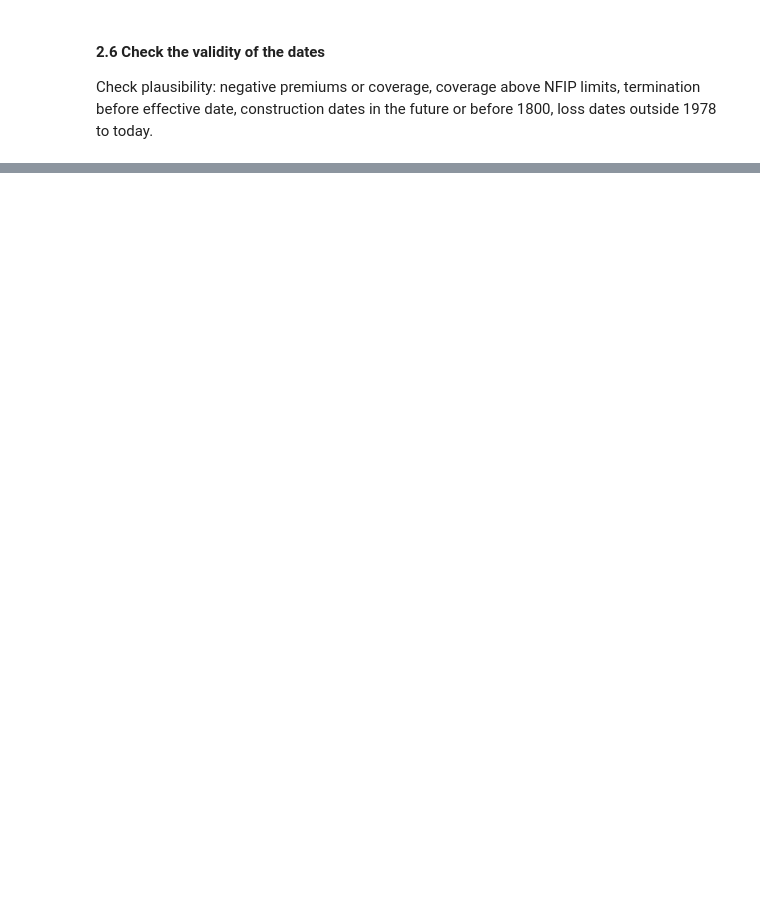
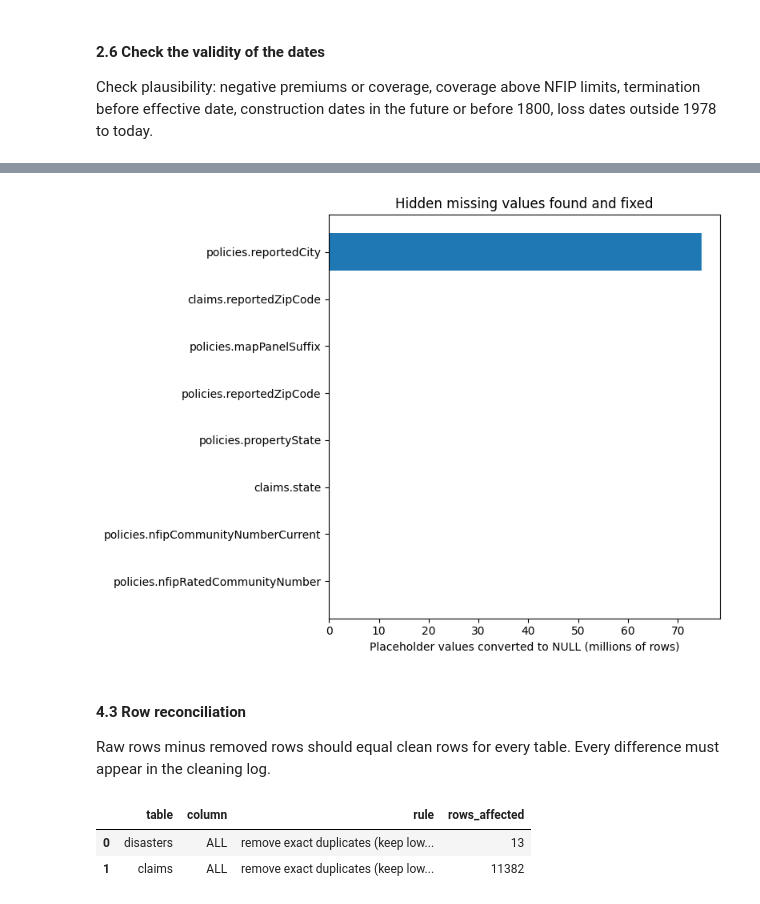
Before and after one commit to jmsebastiancarino/Probabilistic-Model-for-Non-Life-Insurance-Flood-Risk, a Jupyter notebook: notebooks/02_data_cleaning.ipynb, the cells around one changed output, grey strips where cells are left out. Drawn from its saved outputs; the diff is of its cells as text; code cells hidden in the pictures; blank space fills up the shorter version.

```diff
--- a/notebooks/02_data_cleaning.ipynb
+++ b/notebooks/02_data_cleaning.ipynb
@@ -135 +112,4 @@ def log_rule(table, column, rule, reason, rows_affected):
+# %%
+# Create the cleaning log: one entry for every rule applied to the data (see src/dq.py)
+log = CleaningLog()
 # %%
@@ -656,0 +2652,29 @@ Save everything into one dq_audit_raw table: a row per column with % missing, %
+# %%
+# Step 4.2a Raw vs clean, one row per column
+cols = ["table", "column", "null_n", "placeholder_n", "true_missing_pct", "invalid_n"]
+before_after = (dq_audit_raw[cols]
+                .merge(dq_audit_clean[cols], on=["table", "column"], how="outer",
+                       suffixes=("_raw", "_clean"), indicator=True))
+
+before_after["status"] = before_after["_merge"].map({
+    "both": "kept", "left_only": "dropped", "right_only": "new (derived)"})
+before_after = before_after.drop(columns="_merge")
+
+# What happened to each kept column (NaN = not checked = 0)
+def outcome(r):
+    if r["status"] != "kept":
+        return r["status"]
+    n = lambda key: 0 if pd.isna(r[key]) else r[key]
+    ph_raw, ph_clean = n("placeholder_n_raw"), n("placeholder_n_clean")
+    inv_raw, inv_clean = n("invalid_n_raw"), n("invalid_n_clean")
+    notes = []
+    if ph_raw > 0 and ph_clean == 0:
+        notes.append("placeholders -> NULL")
+    if inv_raw > 0 and inv_clean == 0:
+        notes.append("invalid codes -> NULL")
+    if ph_clean > 0 or inv_clean > 0:
+        notes.append("CHECK: issue remains")
+    return "; ".join(notes) or "unchanged"
+
+before_after["outcome"] = before_after.apply(outcome, axis=1)
+before_after["outcome"].value_counts()
@@ -656,0 +2731,15 @@ Save everything into one dq_audit_raw table: a row per column with % missing, %
+# %%
+# Step 4.2e Hidden missing values made visible: top 15 columns
+top = (before_after[before_after["placeholder_n_raw"] > 0]
+       .nlargest(15, "placeholder_n_raw")
+       .assign(label=lambda d: d["table"].str.replace("raw_", "") + "." + d["column"]))
+
+fig, ax = plt.subplots(figsize=(8, 6))
+ax.barh(top["label"], top["placeholder_n_raw"] / 1e6)
+ax.set_xlabel("Placeholder values converted to NULL (millions of rows)")
+ax.set_title("Hidden missing values found and fixed")
+ax.invert_yaxis()
+plt.tight_layout()
+plt.savefig(REPORTS / "fig_placeholders_fixed.png", dpi=150)
+# %% [output]
+[figure, added]
@@ -656,0 +2750,15 @@ Save everything into one dq_audit_raw table: a row per column with % missing, %
+# %% [markdown]
+#### 4.3 Row reconciliation
+Raw rows minus removed rows should equal clean rows for every table. Every difference must appear in the cleaning log.
+# %%
+# Step 4.3a Rows removed, according to the log (log table names are short: "claims", "disasters")
+log_df = log.to_frame()
+log_df["rows_affected"] = pd.to_numeric(log_df["rows_affected"], errors="coerce")
+
+removal = log_df[log_df["rule"].str.contains("remove|drop row", case=False, na=False)]
+removed_by_log = removal.groupby("table")["rows_affected"].sum().rename("removed_by_log")
+removal[["table", "column", "rule", "rows_affected"]]
+# %% [output]
+|  | table | column | rule | rows_affected |
+| 0 | disasters | ALL | remove exact duplicates (keep low... | 13 |
+| 1 | claims | ALL | remove exact duplicates (keep low... | 11382 |
```
Also changed, not shown: parts of 175 cells of this notebook.
